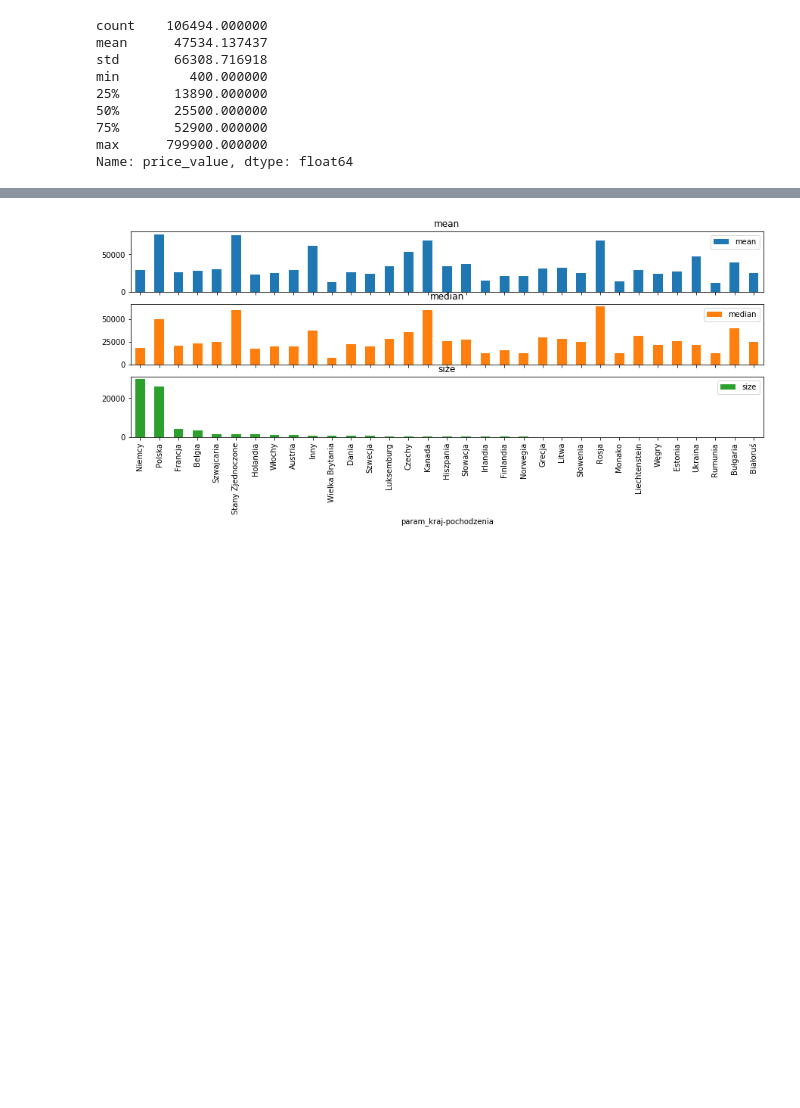
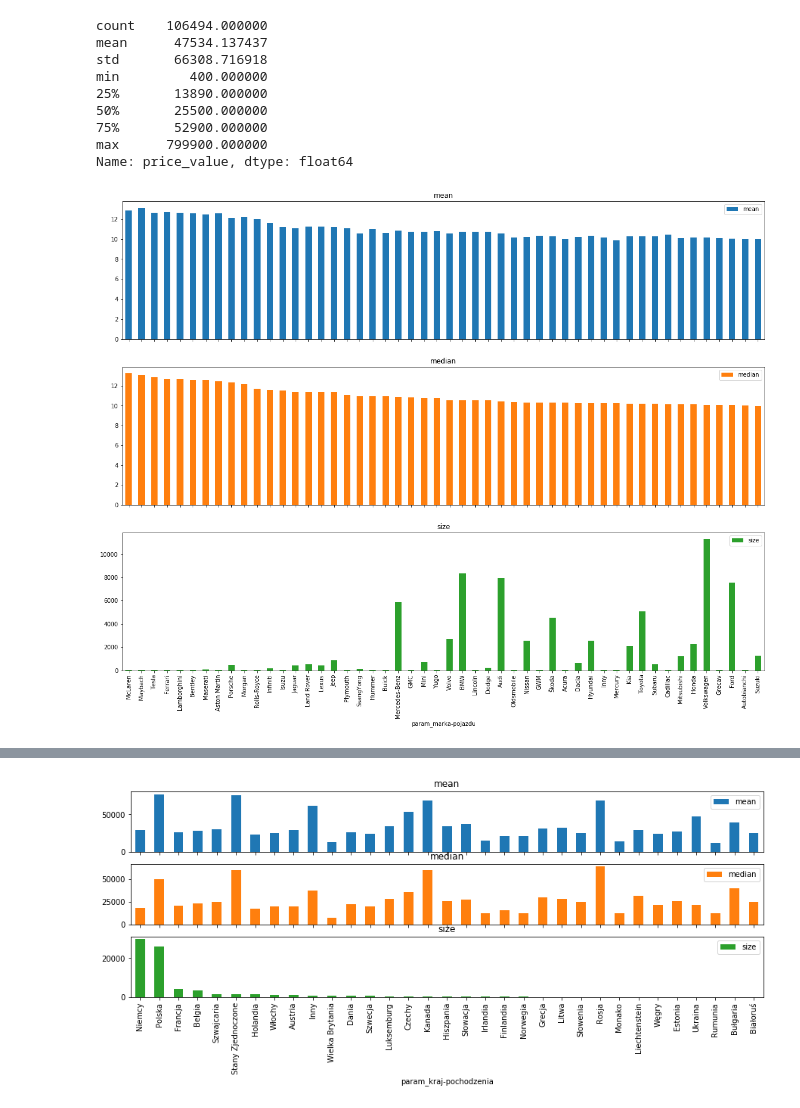
Before and after one commit to maciekpiotrowski/dw_matrix_car, a Jupyter notebook: day2_visualisation.ipynb, the cells around one changed output, grey strips where cells are left out. Saved outputs shown, nothing was run; the diff lists cells and outputs as text; code cells hidden in the pictures; blank space fills up the shorter version.

```diff
--- a/day2_visualisation.ipynb
+++ b/day2_visualisation.ipynb
@@ -44 +67,5 @@ def group_and_barplot(feat_groupby='param_marka-pojazdu', feat_agg='price_value'
+# %%
+group_and_barplot(feat_groupby=('param_marka-pojazdu'),feat_agg='price_log',feat_sort='median', figsize=(20,15));
+# %% [output]
+[figure, added]
 # %%
```
Also changed, not shown: parts of 5 cells of this notebook.
